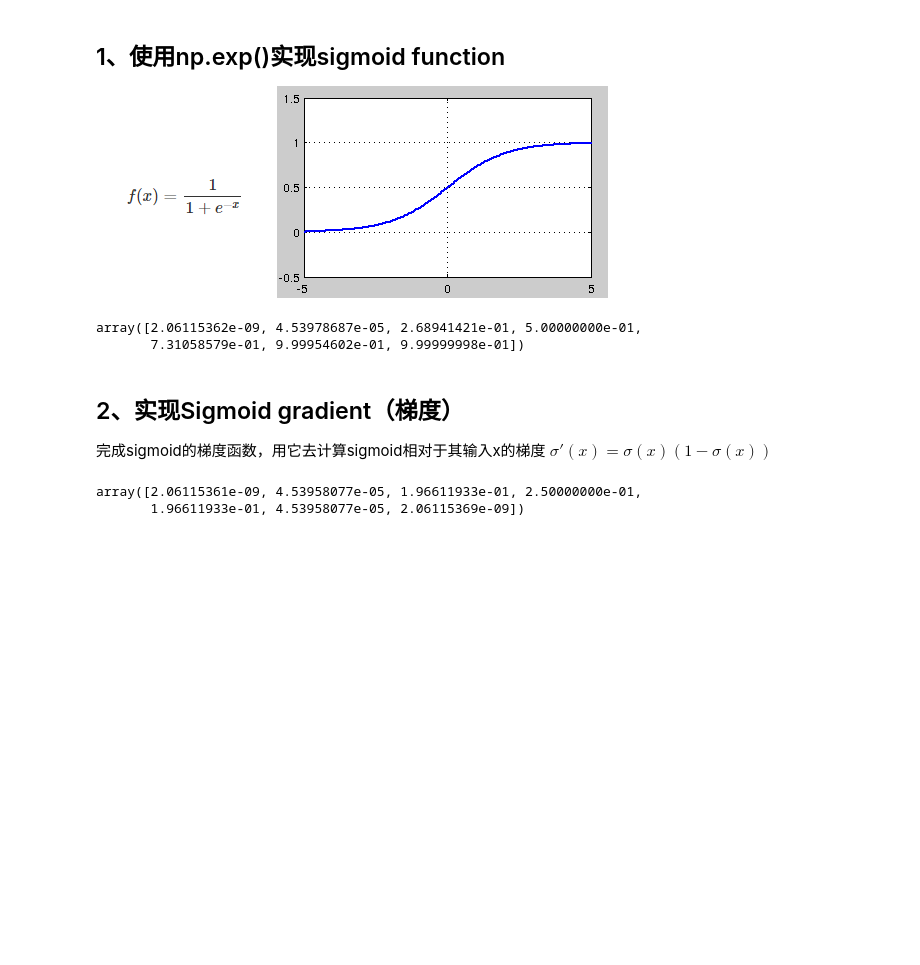
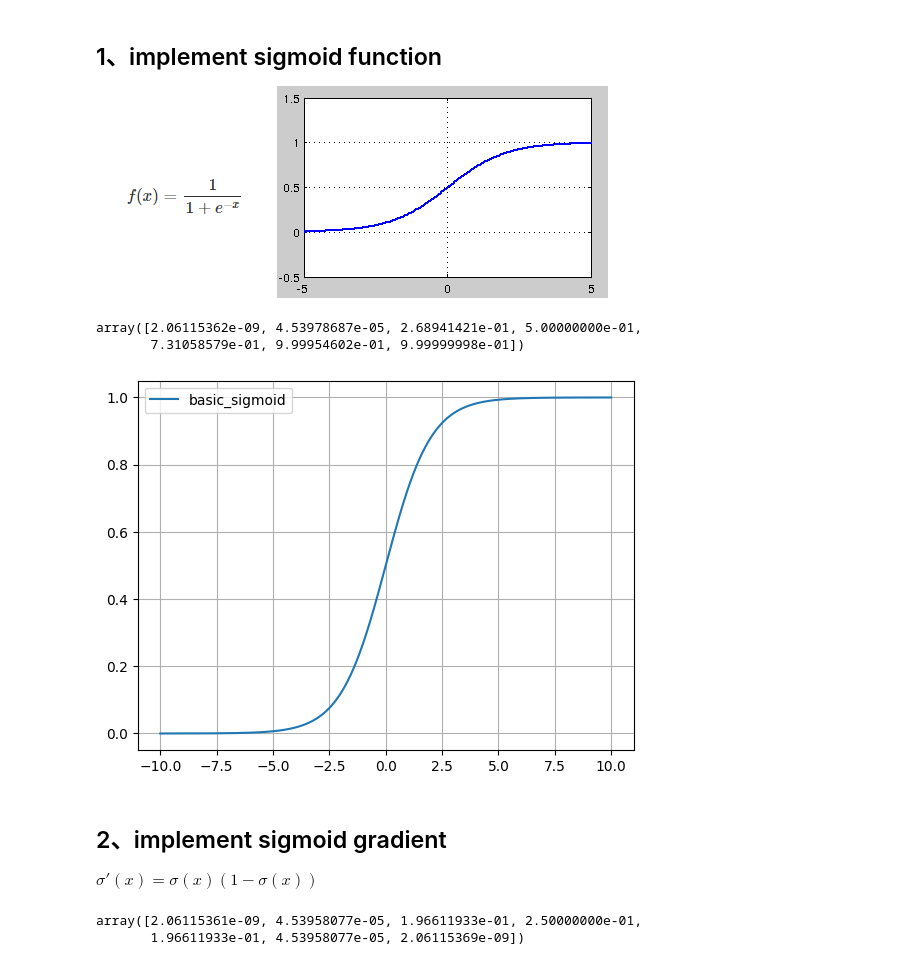
Before and after one commit to chenmo230/deep_learning_in_python, a Jupyter notebook: src/basic_function/basic_activation_function.ipynb, the cells around one changed output. Drawn from its saved outputs; the diff is of its cells as text; code cells hidden in the pictures; blank space fills up the shorter version.

Commit message:
draw activation gragh

```diff
--- a/src/basic_function/basic_activation_function.ipynb
+++ b/src/basic_function/basic_activation_function.ipynb
@@ -1,7 +1,7 @@
 # %%
 import numpy as np
 # %% [markdown]
-## 1、使用np.exp()实现sigmoid function
+## 1、implement sigmoid function
 ![image.png](attachment:ab538003-aec3-4532-875c-7da9d8099fdd.png)
 ![image.png](attachment:06077e49-01fc-497e-b6b4-d8d015160c8b.png)
 # %%
@@ -16,9 +16,26 @@ basic_sigmoid(tensor_1)
 # %% [output]
 array([2.06115362e-09, 4.53978687e-05, 2.68941421e-01, 5.00000000e-01,
        7.31058579e-01, 9.99954602e-01, 9.99999998e-01])
+# %%
+import matplotlib.pyplot as plt
+
+# draw basic_sigmoid gragh
+start = -10
+stop = 10
+step = 0.01
+num = (stop - start) / step
+x = np.linspace(start, stop, int(num))
+y = basic_sigmoid(x)
+
+plt.plot(x, y, label='basic_sigmoid')
+plt.grid(True)
+plt.legend()
+plt.show()
+# %% [output]
+[figure, added]
 # %% [markdown]
-## 2、实现Sigmoid gradient（梯度）
-完成sigmoid的梯度函数，用它去计算sigmoid相对于其输入x的梯度
+## 2、implement sigmoid gradient
+
 $\sigma'(x) =\sigma(x)(1-\sigma(x))$
 # %%
 def sigmoid_derivative(x):
```
Also changed, not shown: parts of 16 cells of this notebook, 1 other file.
